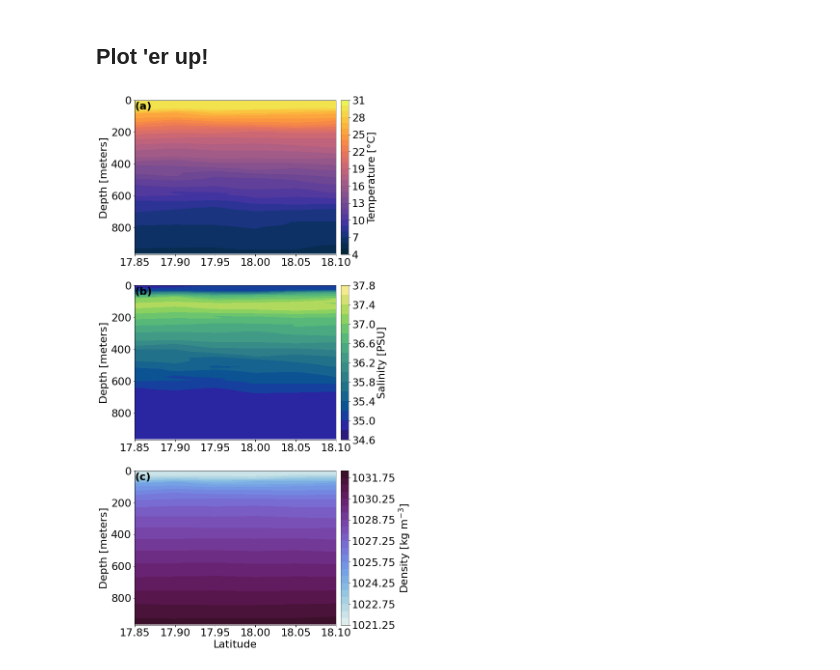
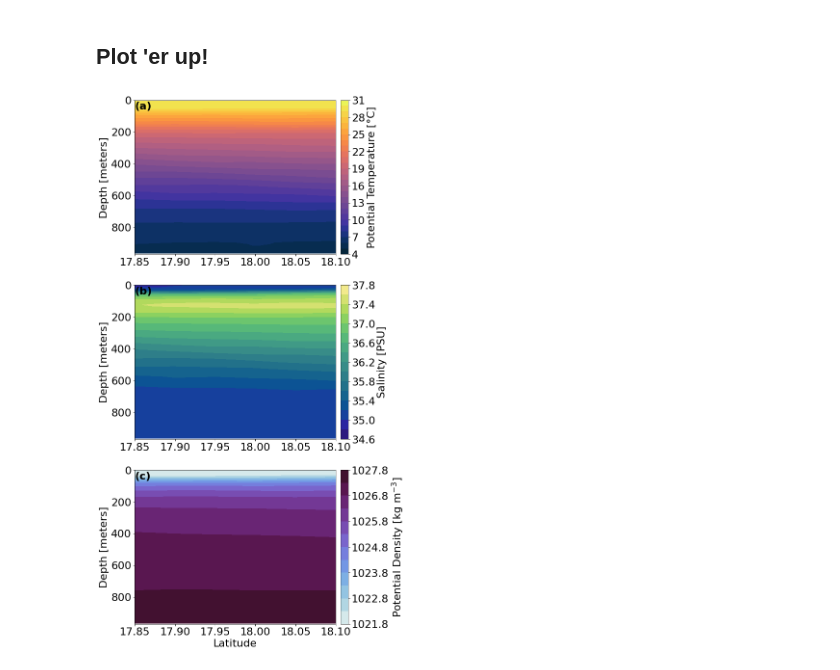
Before and after one commit to JGradone/Anegada-Glider-Transport, a Jupyter notebook: notebooks/Plotting/Plot_Mean_Absolute_and_Geostrophic_Velocity_2020_and_2022_Deployments.ipynb, the cells around one changed output. Saved outputs shown, nothing was run; the diff lists cells and outputs as text; code cells hidden in the pictures.

```diff
--- a/notebooks/Plotting/Plot_Mean_Absolute_and_Geostrophic_Velocity_2020_and_2022_Deployments.ipynb
+++ b/notebooks/Plotting/Plot_Mean_Absolute_and_Geostrophic_Velocity_2020_and_2022_Deployments.ipynb
@@ -30,6 +31,17 @@ abs_grid_2020 = xr.open_dataset("/home/jg1200/Data/GliderData/RU29/RU29_2020_AD2
 ## These were created in RU36_2022_03_Mission_Transport_Calculations.ipynb and RU36_2022_03_Mission.ipynb
 geo_grid_2022 = xr.open_dataset("/home/jg1200/Data/GliderData/RU36/RU36_03_2022_ADCP/RU36_03_2022_Gridded_Geostrophic_Velocity.nc")
 abs_grid_2022 = xr.open_dataset("/home/jg1200/Data/GliderData/RU36/RU36_03_2022_ADCP/RU36_03_2022_Gridded_ADCP_CTD.nc")
+
+depth_grid = np.repeat((abs_grid_2020.depth.values,),6,axis=0).transpose()
+
+
+SA = gsw.SA_from_SP(np.nanmean(abs_grid_2020.sal.values,axis=2), depth_grid, -60, 20)
+PT = gsw.pt0_from_t(SA, np.nanmean(abs_grid_2020.temp.values,axis=2), depth_grid)
+SIGMA = gsw.sigma0(SA,PT)+1000
+
+CT = gsw.CT_from_pt(SA, PT)
+
+specvol_anom = gsw.specvol_anom_standard(SA, CT, depth_grid)
 # %%
 geo_grid_2022
 # %% [output]
@@ -264,8 +276,8 @@ s_vmin=34.6
 s_vmax=37.4
 s_range= np.arange(s_vmin,s_vmax+0.5,0.2)
 
-d_vmin=1021.25
-d_vmax=1032.25
+d_vmin=1021.8
+d_vmax=1027.6
 d_range= np.arange(d_vmin,d_vmax+0.5,0.5)
 
 x_ticks = np.arange(17.85,18.11,0.05)
@@ -273,7 +285,7 @@ y_ticks = np.arange(0,1000,200)
 
 font_size = 22
 
-im = axs[0].contourf(abs_grid_2020.lat,abs_grid_2020.depth,abs_grid_2020.temp[:,:,1],cmap=cmo.thermal,levels=t_range)
+im = axs[0].contourf(abs_grid_2020.lat,abs_grid_2020.depth,PT,cmap=cmo.thermal,levels=t_range)
 axs[0].set_xlim(17.85,18.1)
 axs[0].set_ylim(970,0)
 axs[0].set_xticks(x_ticks)
@@ -281,35 +293,35 @@ axs[0].set_yticks(y_ticks)
 axs[0].set_ylabel('Depth [meters]',fontsize=font_size)
 axs[0].tick_params(axis='both', which='major', labelsize=font_size)
 axs[0].text(0,0.94,'(a)', transform=axs[0].transAxes, size=font_size, weight='bold')
 clb = plt.colorbar(im, ax=axs[0],pad=0.02)
 clb.ax.tick_params(labelsize=font_size)
-clb.set_label(label='Temperature [°C]',fontsize=font_size)
+clb.set_label(label='Potential Temperature [°C]',fontsize=font_size)
 
-im = axs[1].contourf(abs_grid_2020.lat,abs_grid_2020.depth,abs_grid_2020.sal[:,:,1],cmap=cmo.haline,levels=s_range)
+im = axs[1].contourf(abs_grid_2020.lat,abs_grid_2020.depth,SA,cmap=cmo.haline,levels=s_range)
 axs[1].set_xlim(17.85,18.1)
 axs[1].set_ylim(970,0)
 axs[1].set_xticks(x_ticks)
 axs[1].set_yticks(y_ticks)
 axs[1].set_ylabel('Depth [meters]',fontsize=font_size)
 axs[1].tick_params(axis='both', which='major', labelsize=font_size)
 axs[1].text(0,0.94,'(b)', transform=axs[1].transAxes, size=font_size, weight='bold')
 clb = plt.colorbar(im, ax=axs[1],pad=0.02)
 clb.ax.tick_params(labelsize=font_size)
 clb.set_label(label='Salinity [PSU]',fontsize=font_size)
 
-im = axs[2].contourf(abs_grid_2020.lat,abs_grid_2020.depth,abs_grid_2020.density[:,:,1],cmap=cmo.dense,levels=d_range)
+im = axs[2].contourf(abs_grid_2020.lat,abs_grid_2020.depth,SIGMA,cmap=cmo.dense,levels=d_range)
 axs[2].set_xlim(17.85,18.1)
 axs[2].set_ylim(970,0)
 axs[2].set_xticks(x_ticks)
 axs[2].set_yticks(y_ticks)
 axs[2].set_ylabel('Depth [meters]',fontsize=font_size)
 axs[2].tick_params(axis='both', which='major', labelsize=font_size)
 axs[2].set_xlabel('Latitude', fontsize=font_size)
 axs[2].text(0,0.94,'(c)', transform=axs[2].transAxes, size=font_size, weight='bold')
 clb = plt.colorbar(im, ax=axs[2],pad=0.02)
 clb.ax.tick_params(labelsize=font_size)
-clb.set_label(label='Density [kg m$^{-3}$]',fontsize=font_size)
+clb.set_label(label='Potential Density [kg m$^{-3}$]',fontsize=font_size)
 
 plt.savefig('/home/jg1200/Figures/RU29_2020_Example_Transect_Temp_Salinty_Density.png', bbox_inches='tight',dpi=300,facecolor='white')
 # %% [output]
-[figure, old version]
+[figure, new version]
```
Also changed, not shown: parts of 8 cells of this notebook, 3 other files.
